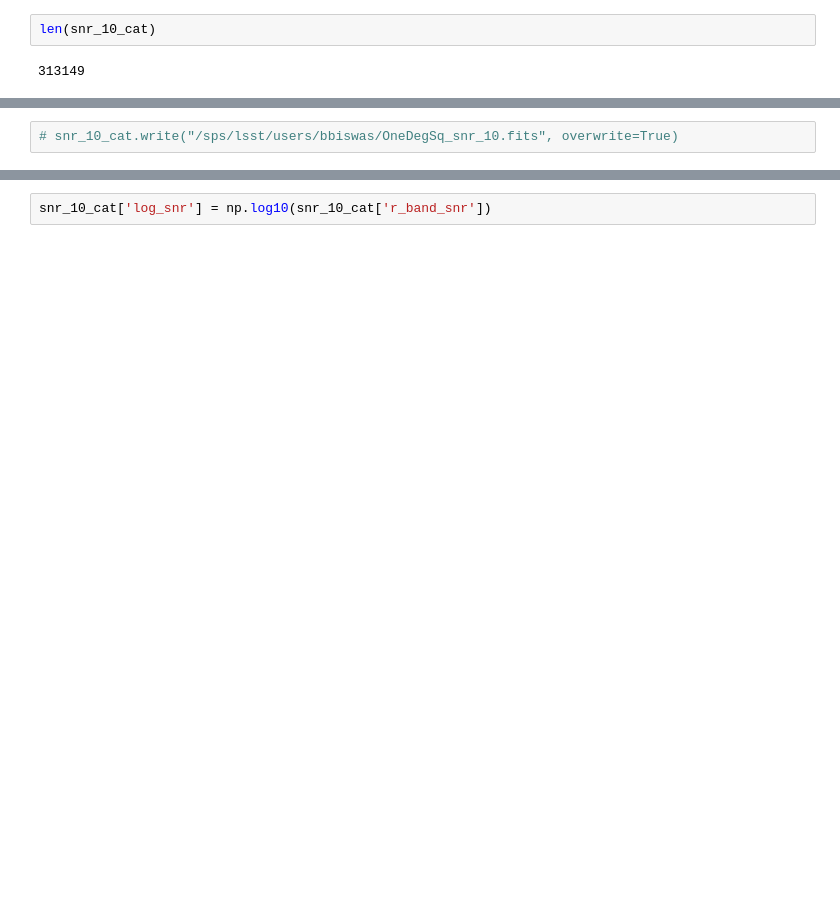
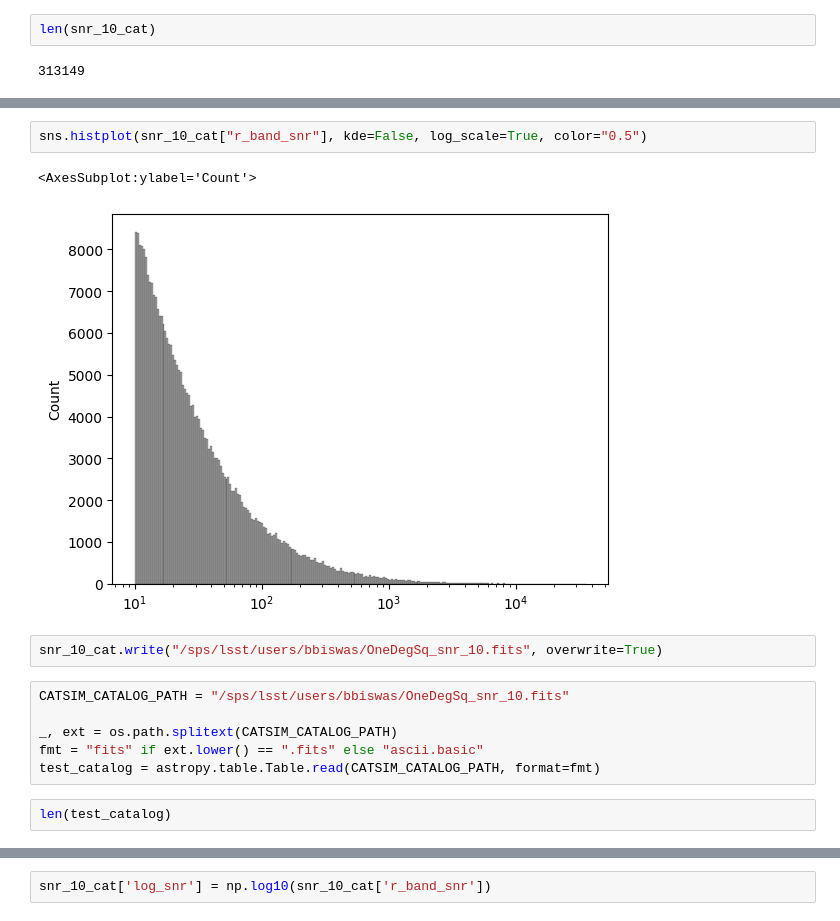
Before and after one commit to b-biswas/MADNESS-legacy, a Jupyter notebook: notebooks/catsim_snr_cut.ipynb, the cells around one changed output, grey strips where cells are left out. Drawn from its saved outputs; the diff is of its cells as text; blank space fills up the shorter version.

```diff
--- a/notebooks/catsim_snr_cut.ipynb
+++ b/notebooks/catsim_snr_cut.ipynb
@@ -153,4 +188,17 @@ len(snr_10_cat)
+# %%
+sns.histplot(snr_10_cat["r_band_snr"], kde=False, log_scale=True, color="0.5")
+# %% [output]
+<AxesSubplot:ylabel='Count'>
+[figure, added]
 # %%
-# snr_10_cat.write("/sps/lsst/users/bbiswas/OneDegSq_snr_10.fits", overwrite=True)
+snr_10_cat.write("/sps/lsst/users/bbiswas/OneDegSq_snr_10.fits", overwrite=True)
+# %%
+CATSIM_CATALOG_PATH = "/sps/lsst/users/bbiswas/OneDegSq_snr_10.fits"
+
+_, ext = os.path.splitext(CATSIM_CATALOG_PATH)
+fmt = "fits" if ext.lower() == ".fits" else "ascii.basic"
+test_catalog = astropy.table.Table.read(CATSIM_CATALOG_PATH, format=fmt)
+# %%
+len(test_catalog)
 # %%
 sns.histplot(data=snr_10_cat.to_pandas(), x="r_ab", y="r_band_snr", binrange=[(21, 27), (0,500)])
```
Also changed, not shown: parts of 13 cells of this notebook.
